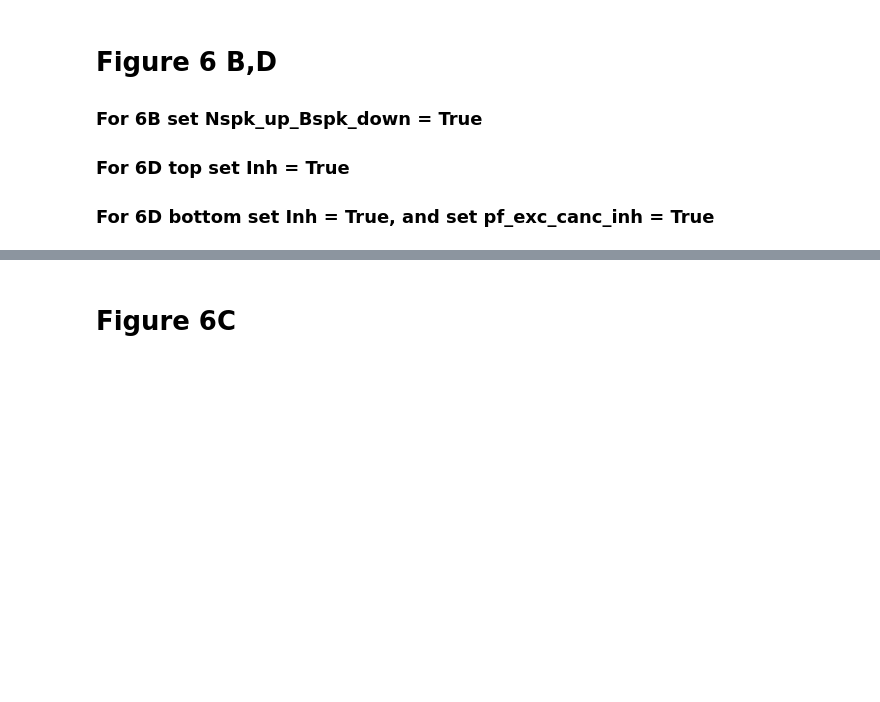
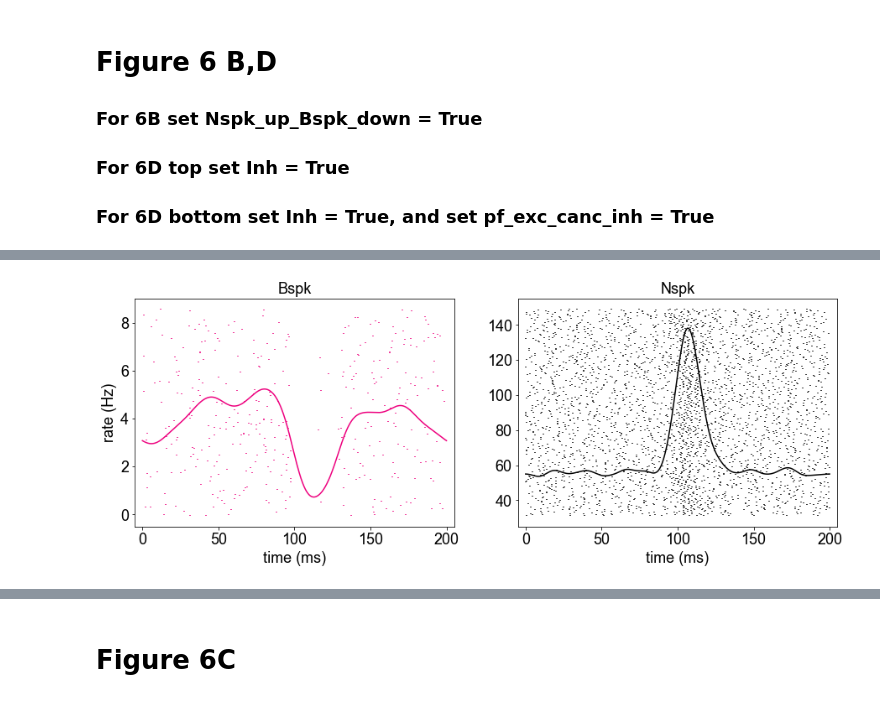
Before and after one commit to ModelDBRepository/259261, a Jupyter notebook: Generate plots.ipynb, the cells around one changed output, grey strips where cells are left out. Cells and saved outputs as stored; diff of their text form; code cells hidden in the pictures; blank space fills up the shorter version.

```diff
--- a/Generate plots.ipynb
+++ b/Generate plots.ipynb
@@ -154,0 +155,72 @@ print(elapsed)
+# %%
+%matplotlib inline
+spk_times_soma = turn_trace_to_spk(all_trials, min_hight_nspk = -60, min_hight_bspk = -40,\
+                                   prom_nspk = .5, prom_bspk = 15)
+spk_rates_soma = make_spk_rate(spk_times_soma, trial_length_dt,Method = 'wrap',Nspk_time_ms = 5, Bspk_time_ms = 8)
+
+plot_patch = False
+plot_mean_patch = False
+mean_inh_input = 100
+std_inh_input = 10
+
+y_range_bspk = [-0.5,9]
+matplotlib.rcParams['pdf.fonttype'] = 42
+matplotlib.rcParams['ps.fonttype'] = 42
+
+fs = 18
+fig, ax = plt.subplots(1,2,figsize=(15,5))
+plt.rc('xtick',labelsize=fs)
+plt.rc('ytick',labelsize=fs)
+plt.rcParams['font.family'] = 'Arial'
+
+Bspk_color = (238/255, 0, 126/255)
+Patch_color = '0.85' #(152/255,251/255,152/255)
+
+ax[0].plot(spk_rates_soma['Bspk_rate_smoothed'],color = Bspk_color,Linewidth = 1.5)
+plt.sca(ax[0])
+locs, labels = plt.xticks()
+dt = 0.025
+ticknames = np.require(locs*dt,dtype=np.int)
+plt.xticks(locs, ticknames)
+plt.xlim([-5/dt,205/dt])
+ax[0].set_xlabel('time (ms)',fontsize = fs)
+ax[0].set_ylabel('rate (Hz)',fontsize = fs)
+ax[0].set_ylim(y_range_bspk);
+ax[0].set_title('Bspk',fontsize = fs)
+
+if plot_patch:
+    nr_extr = 0.6
+    rect1 = matplotlib.patches.Rectangle(((mean_inh_input-std_inh_input)/dt,(y_range_bspk[0]+nr_extr)), 2*std_inh_input/dt, (y_range_bspk[1]-y_range_bspk[0]-2*nr_extr), color=Patch_color)
+    ax[0].add_patch(rect1)
+    if plot_mean_patch:
+        plt.vlines(mean_inh_input/dt, y_range_bspk[0]+nr_extr,y_range_bspk[1]-nr_extr,color = '0.7')
+
+ax2 = ax[0].twinx()  # instantiate a second axes that shares the same x-axis
+plt.sca(ax2)
+for i, spike_times_vec in enumerate(spk_times_soma['peaks_bspk_all']):
+    plt.vlines(spike_times_vec, i + 0, i + 2,color = Bspk_color)
+ax2.axis('off');
+
+
+ax[1].plot(spk_rates_soma['Nspk_rate_smoothed'],'k',Linewidth = 1.5)
+plt.sca(ax[1])
+
+y_range_nspk = [25,155]
+plt.xticks(locs, ticknames)
+plt.xlim([-5/dt,205/dt])
+ax[1].set_xlabel('time (ms)',fontsize = fs)
+ax[1].set_ylim(y_range_nspk);
+ax[1].set_title('Nspk',fontsize = fs)
+if plot_patch:
+    nr_extr = 2.5
+    rect1 = matplotlib.patches.Rectangle(((mean_inh_input-std_inh_input)/dt,y_range_nspk[0]+nr_extr), 2*std_inh_input/dt, (y_range_nspk[1]-y_range_nspk[0]-2*nr_extr), color=Patch_color)
+    ax[1].add_patch(rect1)
+    if plot_mean_patch:
+        plt.vlines(mean_inh_input/dt, y_range_nspk[0]+nr_extr,y_range_nspk[1]-5,color = '0.7')
+
+ax4 = ax[1].twinx()  # instantiate a second axes that shares the same x-axis
+for i, spike_times_vec in enumerate(spk_times_soma['peaks_nspk_all']):
+    ax4.vlines(spike_times_vec, i + 0.5, i + 1.5,'k')
+ax4.axis('off');
+# %% [output]
+[figure, added]
```
Also changed, not shown: parts of 11 cells of this notebook, 2 other files.
